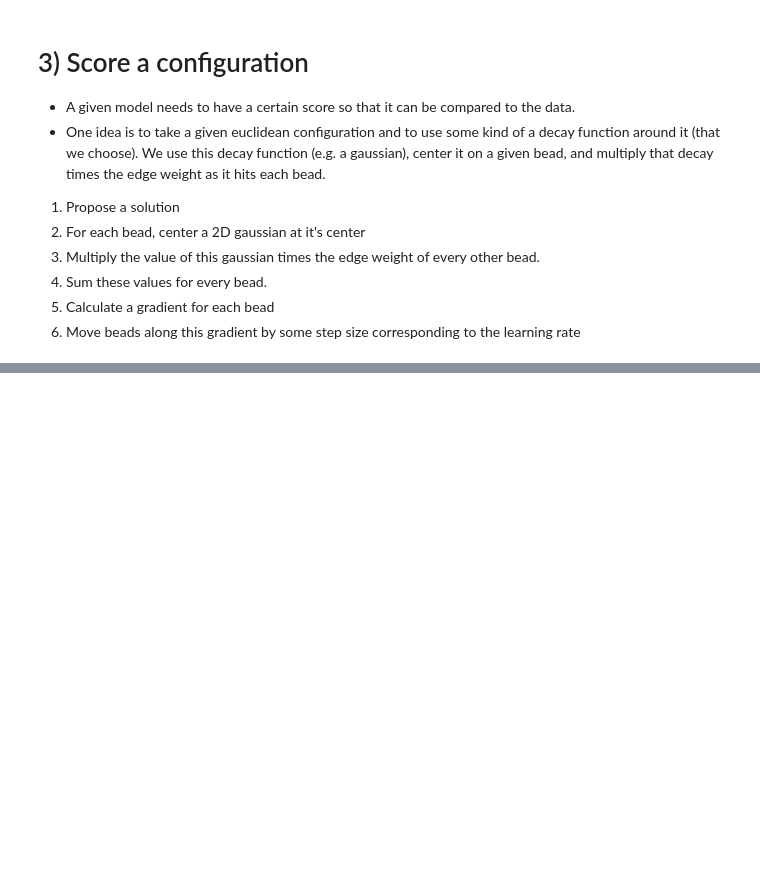
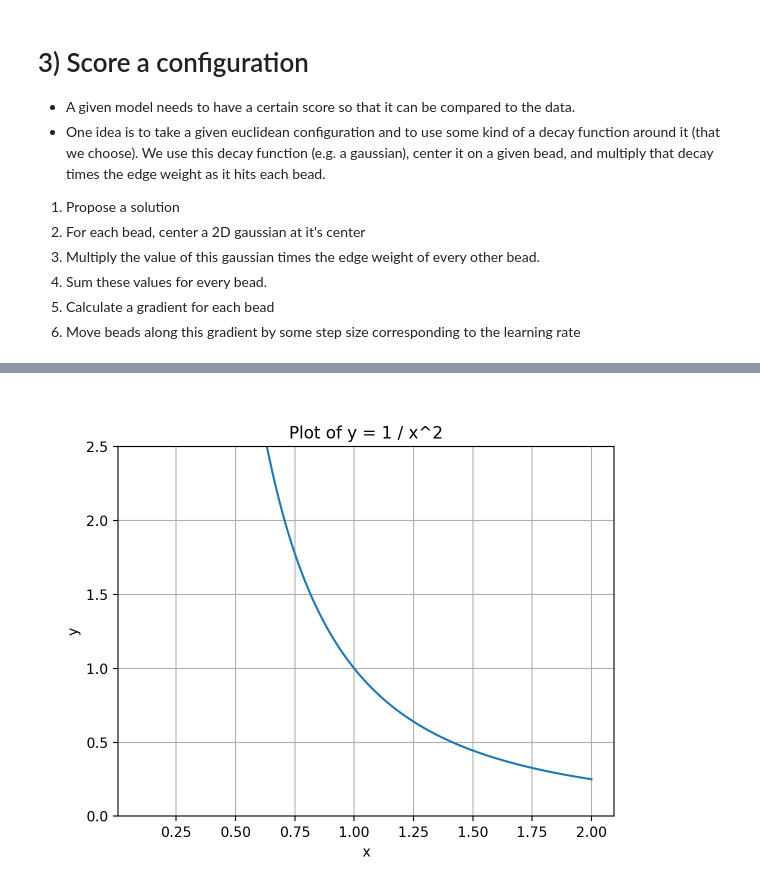
Before and after one commit to matsengrp/sci-space-v2, a Jupyter notebook: notebooks/score_configurations.ipynb, the cells around one changed output, grey strips where cells are left out. Cells and saved outputs as stored; diff of their text form; code cells hidden in the pictures; blank space fills up the shorter version.

```diff
--- a/notebooks/score_configurations.ipynb
+++ b/notebooks/score_configurations.ipynb
@@ -143,0 +197,27 @@ KeyboardInterrupt:
+# %%
+import matplotlib.pyplot as plt
+
+# Define the function y = 1 / log(x)
+def func(x):
+    return 1/x**2
+
+# Generate an array of x values from 0.1 to 2.0
+x = np.linspace(0.1, 2.0, 400)
+
+# Generate the y values based on the function
+y = func(x)
+
+# Create the plot
+plt.plot(x, y)
+
+# Set the title and labels
+plt.title('Plot of y = 1 / x^2')
+plt.xlabel('x')
+plt.ylabel('y')
+# Show the plot between 0 and 2.5 on the y axis
+plt.ylim(0, 2.5)
+# Show the plot
+plt.grid(True)
+plt.show()
+# %% [output]
+[figure, added]
```
Also changed, not shown: parts of 14 cells of this notebook, 1 other file.
